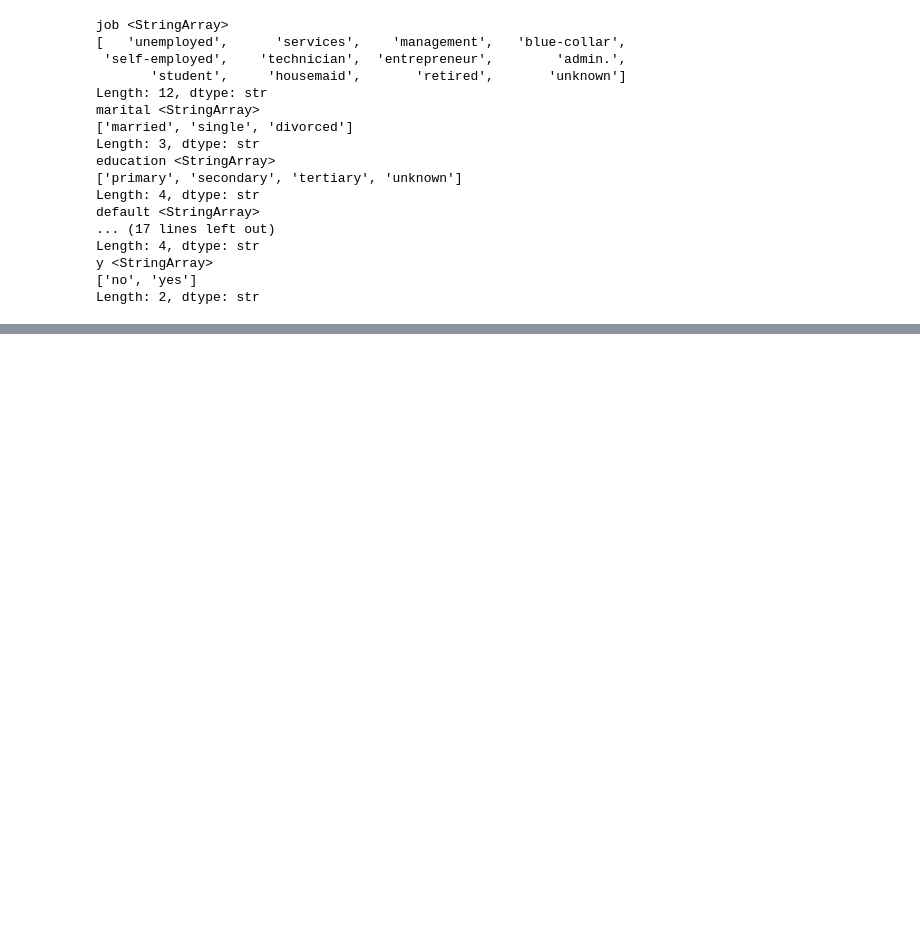
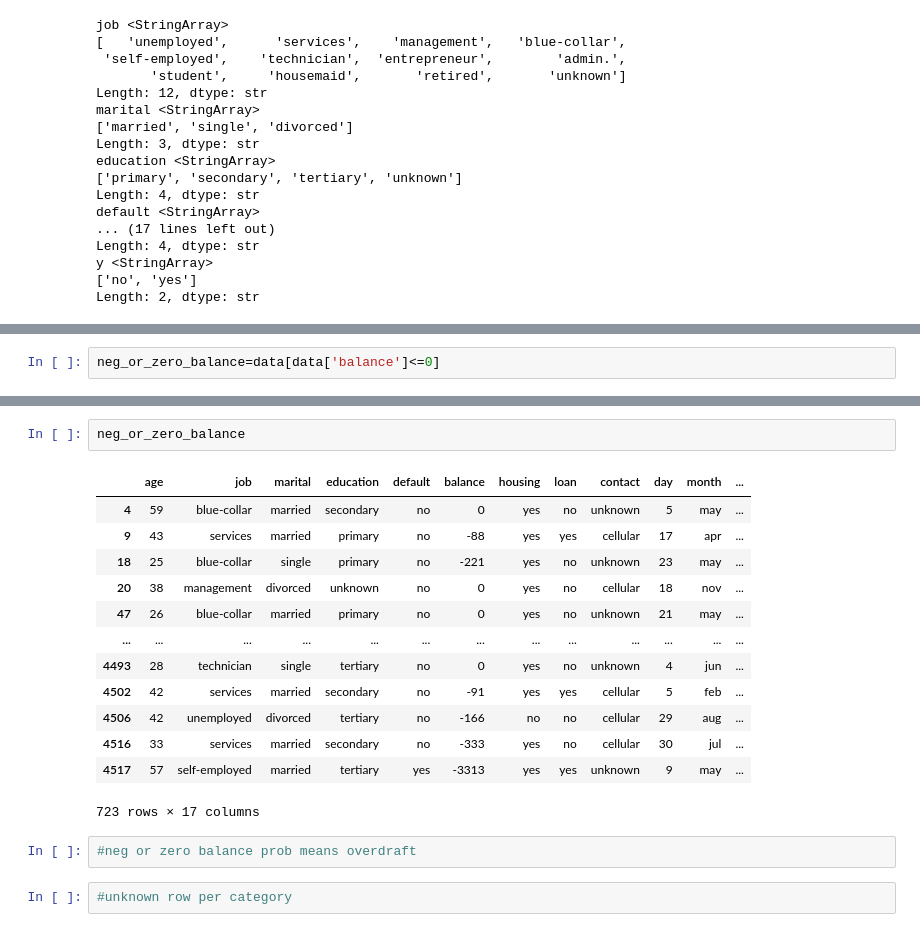
Before and after one commit to Kartikshard/Bank-Marketing, a Jupyter notebook: notebooks/01_EDA.ipynb, the cells around one changed output, grey strips where cells are left out. Cells and saved outputs as stored; diff of their text form; blank space fills up the shorter version.

```diff
--- a/notebooks/01_EDA.ipynb
+++ b/notebooks/01_EDA.ipynb
@@ -312,0 +383,2 @@ Length: 2, dtype: str
+# %%
+neg_or_zero_balance=data[data['balance']<=0]
@@ -312,0 +392,20 @@ Length: 2, dtype: str
+# %%
+neg_or_zero_balance
+# %% [output]
+|  | age | job | marital | education | default | balance | housing | loan | contact | day | month | ... |
+| 4 | 59 | blue-collar | married | secondary | no | 0 | yes | no | unknown | 5 | may | ... |
+| 9 | 43 | services | married | primary | no | -88 | yes | yes | cellular | 17 | apr | ... |
+| 18 | 25 | blue-collar | single | primary | no | -221 | yes | no | unknown | 23 | may | ... |
+| 20 | 38 | management | divorced | unknown | no | 0 | yes | no | cellular | 18 | nov | ... |
+| 47 | 26 | blue-collar | married | primary | no | 0 | yes | no | unknown | 21 | may | ... |
+| ... | ... | ... | ... | ... | ... | ... | ... | ... | ... | ... | ... | ... |
+| 4493 | 28 | technician | single | tertiary | no | 0 | yes | no | unknown | 4 | jun | ... |
+| 4502 | 42 | services | married | secondary | no | -91 | yes | yes | cellular | 5 | feb | ... |
+| 4506 | 42 | unemployed | divorced | tertiary | no | -166 | no | no | cellular | 29 | aug | ... |
+| 4516 | 33 | services | married | secondary | no | -333 | yes | no | cellular | 30 | jul | ... |
+| 4517 | 57 | self-employed | married | tertiary | yes | -3313 | yes | yes | unknown | 9 | may | ... |
+723 rows × 17 columns
+# %%
+#neg or zero balance prob means overdraft
+# %%
+#unknown row per category
```
Also changed, not shown: parts of 12 cells of this notebook.
